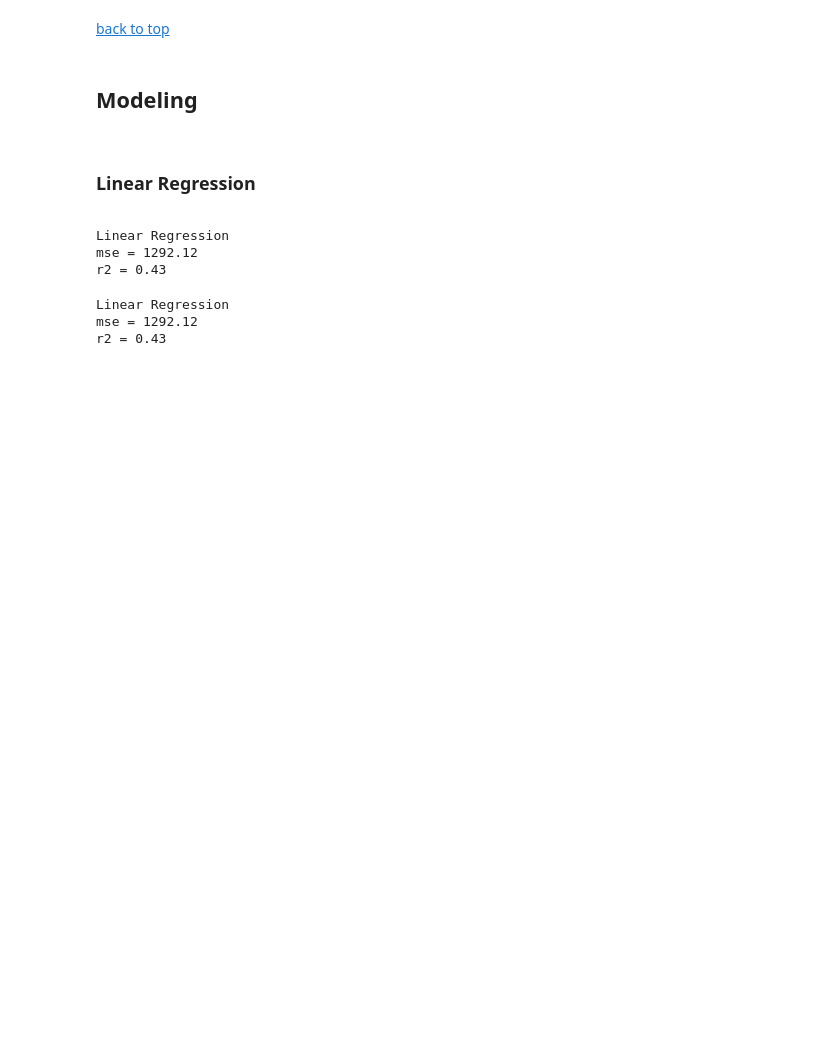
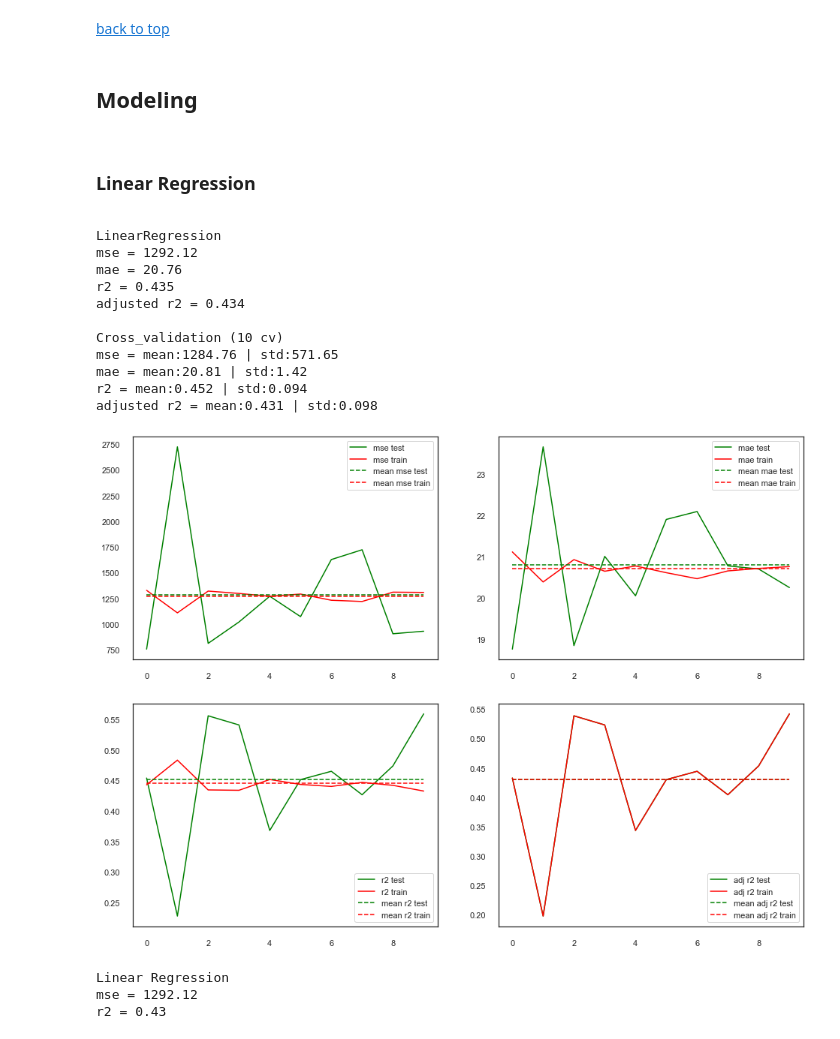
Before and after one commit to flaviendeseure/Airbnb_berlin_price_prediction, a Jupyter notebook: Projet - Airbnb Berlin Price Prediction.ipynb, the cells around one changed output. Cells and saved outputs as stored; diff of their text form; code cells hidden in the pictures; blank space fills up the shorter version.

```diff
--- a/Projet - Airbnb Berlin Price Prediction.ipynb
+++ b/Projet - Airbnb Berlin Price Prediction.ipynb
@@ -1451,4 +1525,5 @@ dataset_without_na.reset_index(inplace=True, drop=True)
 # %%
+dataset_without_na["Last Review"].replace(np.NaN, "0-01-01", inplace=True)
 dataset_without_na = dataset_without_na.dropna()
 for col in dataset_without_na.columns:
     dataset_without_na[col] = dataset_without_na[dataset_without_na[col]!="*"][col]
@@ -1566,19 +1641,22 @@ X_test_cleaned_scaled = X_test_scaled.copy()
 <a name="linear">
 
 ### Linear Regression
+# %%
+X_train_cleaned=X_train_cleaned.drop("Price",axis=1)
 # %%
 model = LinearRegression()
 model.fit(X_train_cleaned, y_train)
-r2 = model.score(X_test_cleaned, y_test)
-
-y_preds = model.predict(X_test_cleaned)
-mse = mean_squared_error(y_test, y_preds)
-
-print("Linear Regression",
-      f"mse = {mse:.2f}",
-      f"r2 = {r2:.2f}",
-     sep="\n")
+score_model(model, X_test_cleaned, y_test, cross_valid=True)
 # %% [output]
-Linear Regression
+LinearRegression
 mse = 1292.12
-r2 = 0.43
+mae = 20.76
+r2 = 0.435
+adjusted r2 = 0.434
+
+Cross_validation (10 cv)
+mse = mean:1284.76 | std:571.65
+mae = mean:20.81 | std:1.42
+r2 = mean:0.452 | std:0.094
+adjusted r2 = mean:0.431 | std:0.098
+[figure, added]
```
Also changed, not shown: parts of 26 cells of this notebook.
